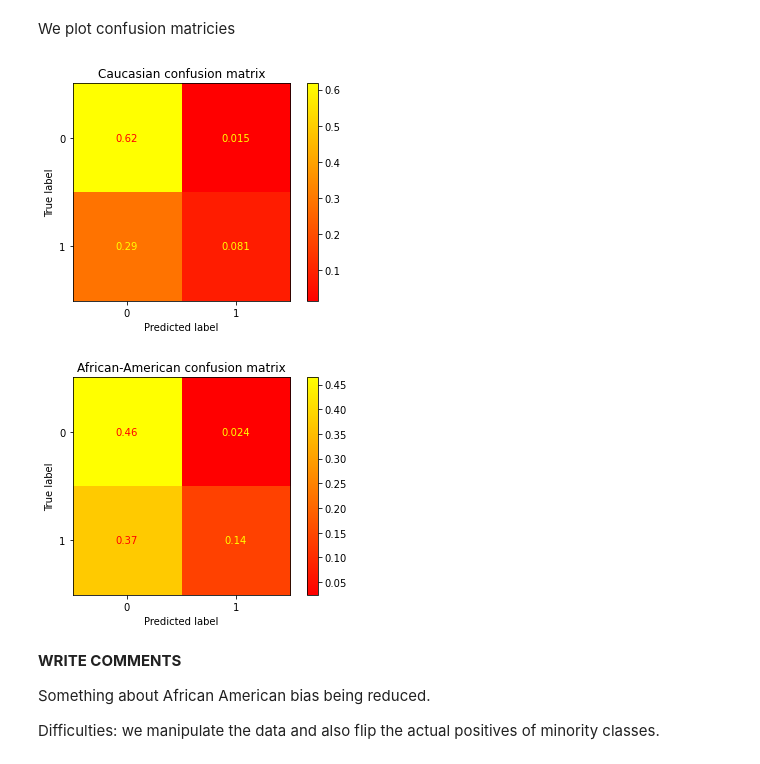
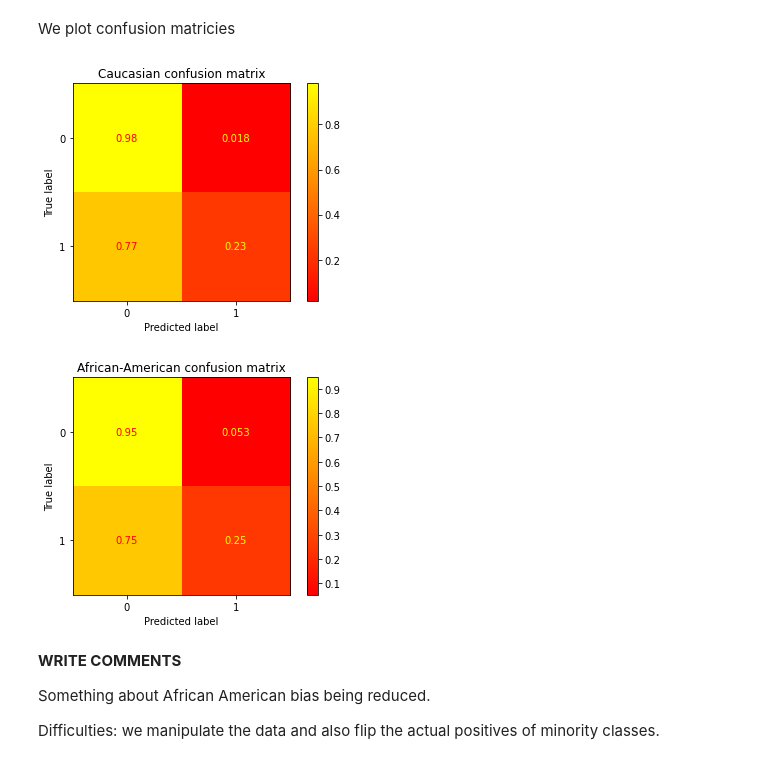
Before and after one commit to simonmoesorensen/socialdata2022, a Jupyter notebook: lectures/Week7.ipynb, the cells around one changed output. Cells and saved outputs as stored; diff of their text form; code cells hidden in the pictures.

```diff
--- a/lectures/Week7.ipynb
+++ b/lectures/Week7.ipynb
@@ -332,21 +332,21 @@ We plot confusion matricies
 # %%
 df_model, encoder = build_data(df)
 
 target = 'two_year_recid_adj'
 X_train, X_test, y_train, y_test = train_test_split(df_model[columns], df_model[target], test_size=0.3)
 
 model_adjusted = RandomForestClassifier(n_estimators=100)
 model_adjusted = model_adjusted.fit(X=X_train, y=y_train)
 
-plot_confusion_matrix(model_adjusted, X=X_test_cauc, y_true=y_test_cauc, cmap='autumn', normalize='all')
+plot_confusion_matrix(model_adjusted, X=X_test_cauc, y_true=y_test_cauc, cmap='autumn', normalize='true')
 plt.title('Caucasian confusion matrix')
 
-plot_confusion_matrix(model_adjusted, X=X_test_afro, y_true=y_test_afro, cmap='autumn', normalize='all')
+plot_confusion_matrix(model_adjusted, X=X_test_afro, y_true=y_test_afro, cmap='autumn', normalize='true')
 plt.title('African-American confusion matrix')
 plt.show()
 # %% [output]
-[figure, old version]
+[figure, new version]
-[figure, old version]
+[figure, new version]
 # %% [markdown]
 **WRITE COMMENTS**
 
```
Also changed, not shown: parts of 14 cells of this notebook, 1 other file.
